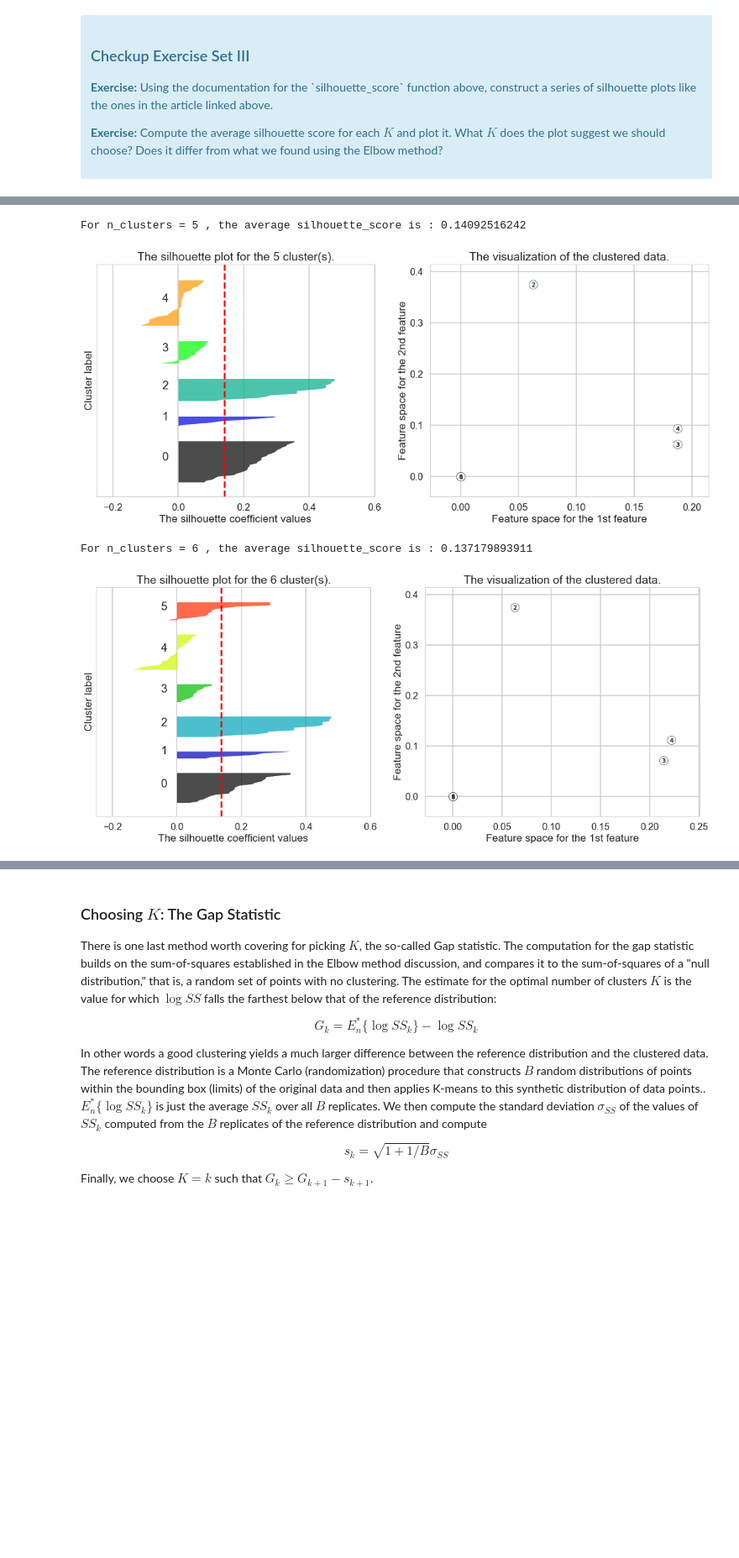
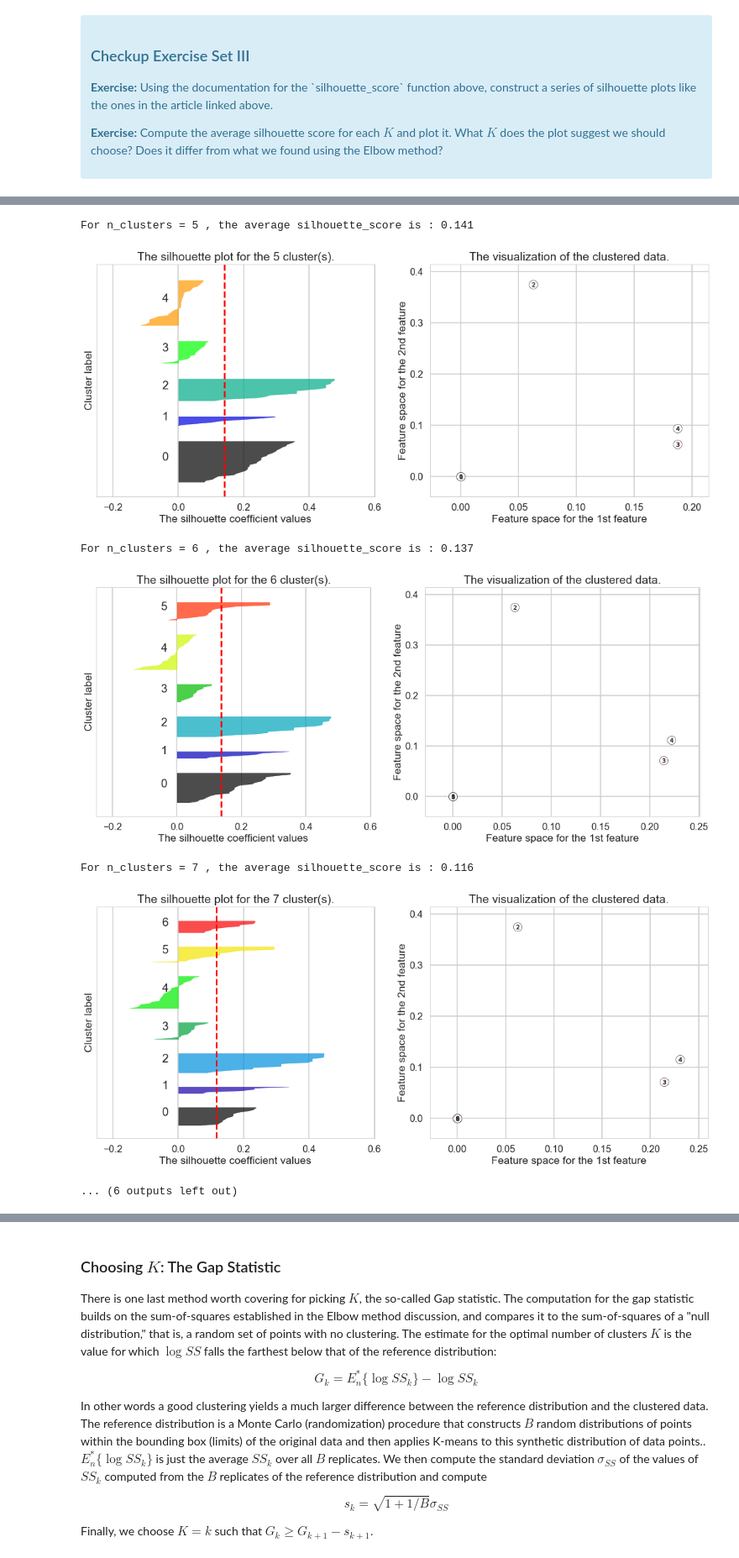
Before and after one commit to isabelvanzijl/Springboard_Other, a Jupyter notebook: Clustering/Mini_Project_Clustering.ipynb, the cells around one changed output, grey strips where cells are left out. Shown: that part at 84% size. Cells and saved outputs as stored; diff of their text form; code cells hidden in the pictures; blank space fills up the shorter version.

```diff
--- a/Clustering/Mini_Project_Clustering.ipynb
+++ b/Clustering/Mini_Project_Clustering.ipynb
@@ -212,8 +212,8 @@ from sklearn.datasets import make_blobs
 from sklearn.metrics import silhouette_score, silhouette_samples
 import matplotlib.cm as cm
 
-avg_s_scores = []
-range_n_clusters = [2, 3, 4, 5, 6]
+avg_s_scores = {}
+range_n_clusters = range(2,11)
 for i in range_n_clusters:
 
     # Create a subplot with 1 row and 2 columns
@@ -228,8 +228,8 @@ for i in range_n_clusters:
     # compute silhouette score
     silhouette_avg = silhouette_score(x_cols, cluster_labels)
     print("For n_clusters =", i,
-          ", the average silhouette_score is :", silhouette_avg)
-    avg_s_scores.append(silhouette_avg)
+          ", the average silhouette_score is :", round(silhouette_avg,3))
+    avg_s_scores[i] = silhouette_avg
     sample_silhouette_values = silhouette_samples(x_cols, cluster_labels)
 
     # FIRST SUBPLOT
@@ -301,5 +301,8 @@ For n_clusters = 4 , the average silhouette_score is : 0.123470539196
 [figure]
-For n_clusters = 5 , the average silhouette_score is : 0.14092516242
+For n_clusters = 5 , the average silhouette_score is : 0.141
 [figure]
-For n_clusters = 6 , the average silhouette_score is : 0.137179893911
+For n_clusters = 6 , the average silhouette_score is : 0.137
 [figure]
+For n_clusters = 7 , the average silhouette_score is : 0.116
+[figure, added]
+... (6 outputs left out)
```
Also changed, not shown: parts of 5 cells of this notebook.
